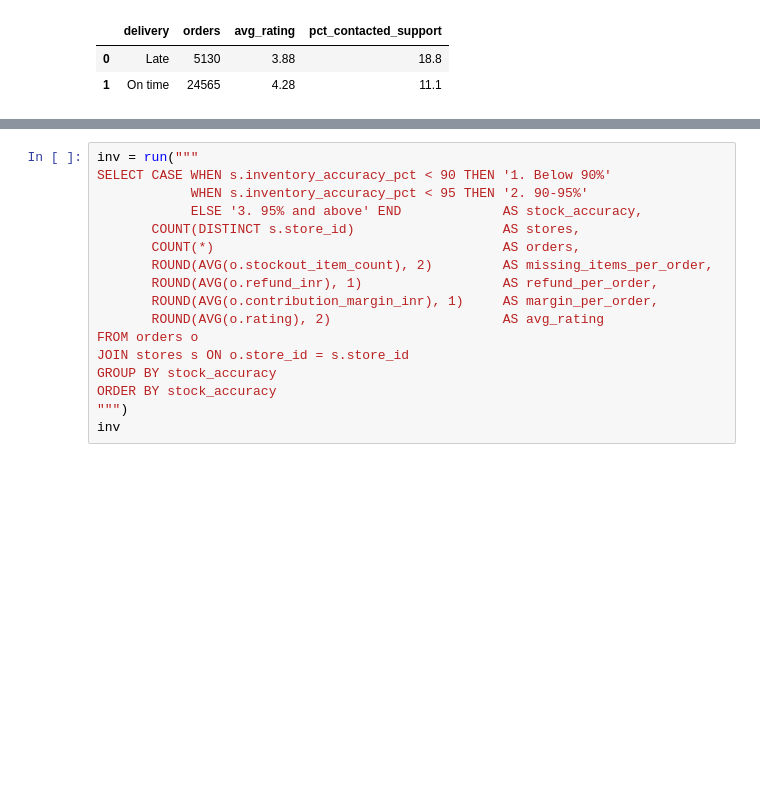
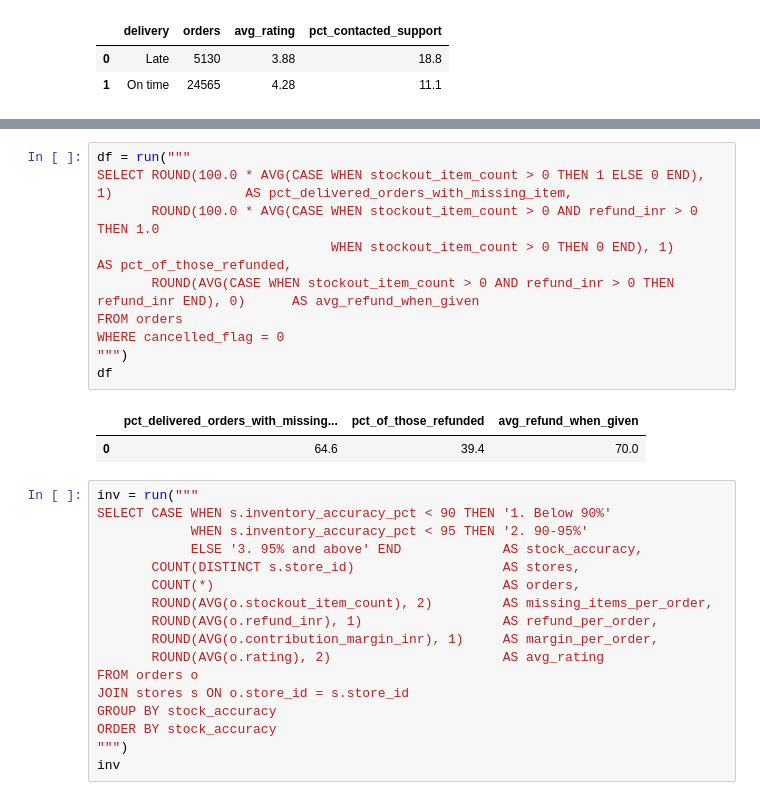
Before and after one commit to Aritra-20/swiftbasket-profitable-growth, a Jupyter notebook: notebooks/swiftbasket_analysis.ipynb, the cells around one changed output, grey strips where cells are left out. Cells and saved outputs as stored; diff of their text form; blank space fills up the shorter version.

```diff
--- a/notebooks/swiftbasket_analysis.ipynb
+++ b/notebooks/swiftbasket_analysis.ipynb
@@ -606,6 +650,19 @@ stock
 | 1 | 1 missing | 9741 | 27.7 | 4.23 | 39.3 |
 | 2 | 2 missing | 5475 | 27.5 | 3.69 | 35.9 |
 | 3 | 3+ missing | 3969 | 27.4 | 2.94 | 34.4 |
+# %%
+df = run("""
+SELECT ROUND(100.0 * AVG(CASE WHEN stockout_item_count > 0 THEN 1 ELSE 0 END), 1)                 AS pct_delivered_orders_with_missing_item,
+       ROUND(100.0 * AVG(CASE WHEN stockout_item_count > 0 AND refund_inr > 0 THEN 1.0
+                              WHEN stockout_item_count > 0 THEN 0 END), 1)                          AS pct_of_those_refunded,
+       ROUND(AVG(CASE WHEN stockout_item_count > 0 AND refund_inr > 0 THEN refund_inr END), 0)      AS avg_refund_when_given
+FROM orders
+WHERE cancelled_flag = 0
+""")
+df
+# %% [output]
+|  | pct_delivered_orders_with_missing... | pct_of_those_refunded | avg_refund_when_given |
+| 0 | 64.6 | 39.4 | 70.0 |
 # %%
 inv = run("""
 SELECT CASE WHEN s.inventory_accuracy_pct < 90 THEN '1. Below 90%'
```
Also changed, not shown: parts of 20 cells of this notebook, 7 other files.
